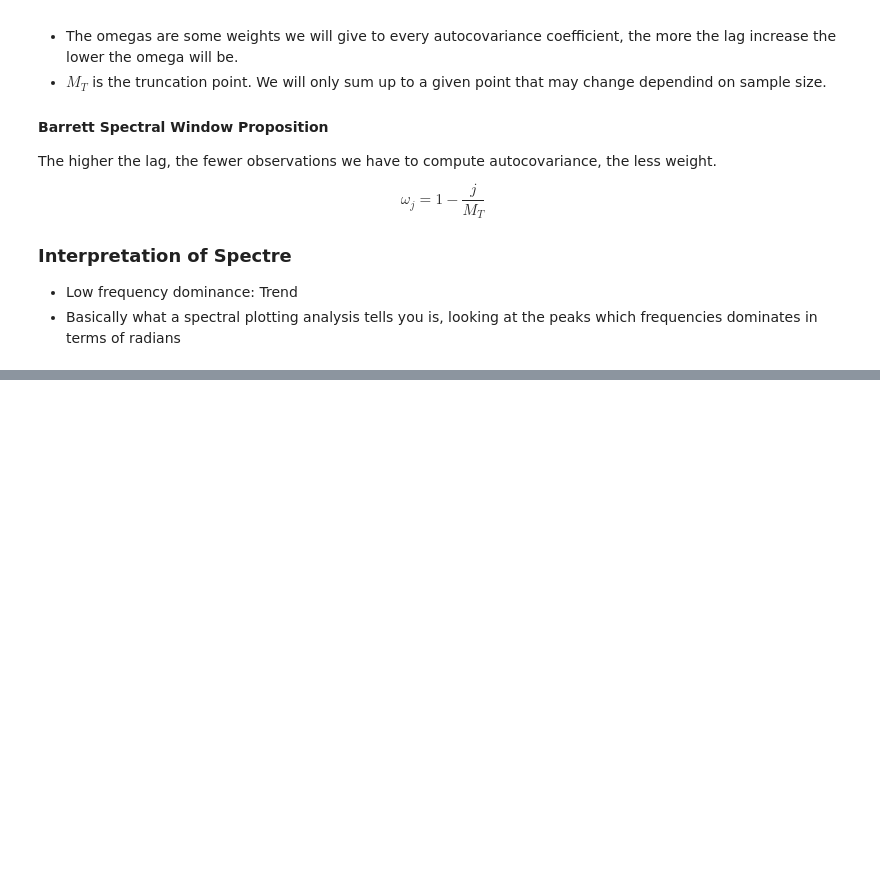
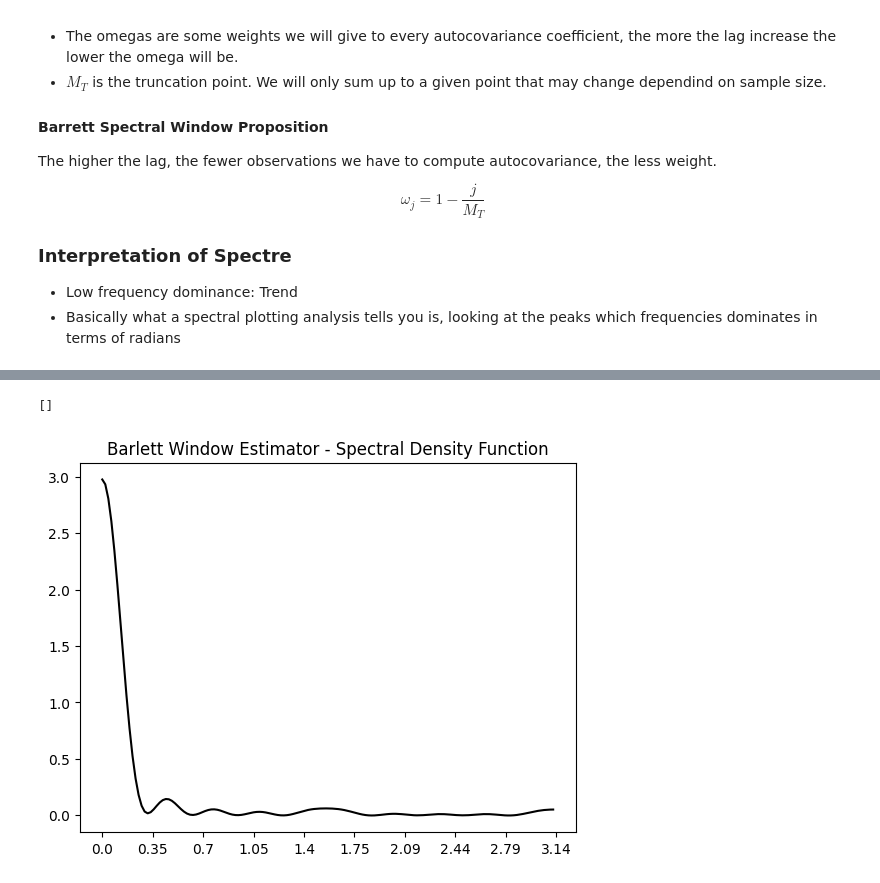
Before and after one commit to eduardo-contreras-dominguez/Time-Series-Analysis, a Jupyter notebook: Chapter 1 (Individual Time Series Analysis).ipynb, the cells around one changed output, grey strips where cells are left out. Drawn from its saved outputs; the diff is of its cells as text; code cells hidden in the pictures; blank space fills up the shorter version.

```diff
--- a/Chapter 1 (Individual Time Series Analysis).ipynb
+++ b/Chapter 1 (Individual Time Series Analysis).ipynb
@@ -142,0 +143,10 @@ plt.plot()
+# %%
+plt.plot(spectre, color='black')
+xi = np.linspace(0, math.pi, num = 10)
+xi = [round(element, 2) for element in xi]
+plt.xticks(np.linspace(0, 150, num = 10), xi)
+plt.title("Barlett Window Estimator - Spectral Density Function")
+plt.plot()
+# %% [output]
+[]
+[figure, added]
```
Also changed, not shown: parts of 13 cells of this notebook.
